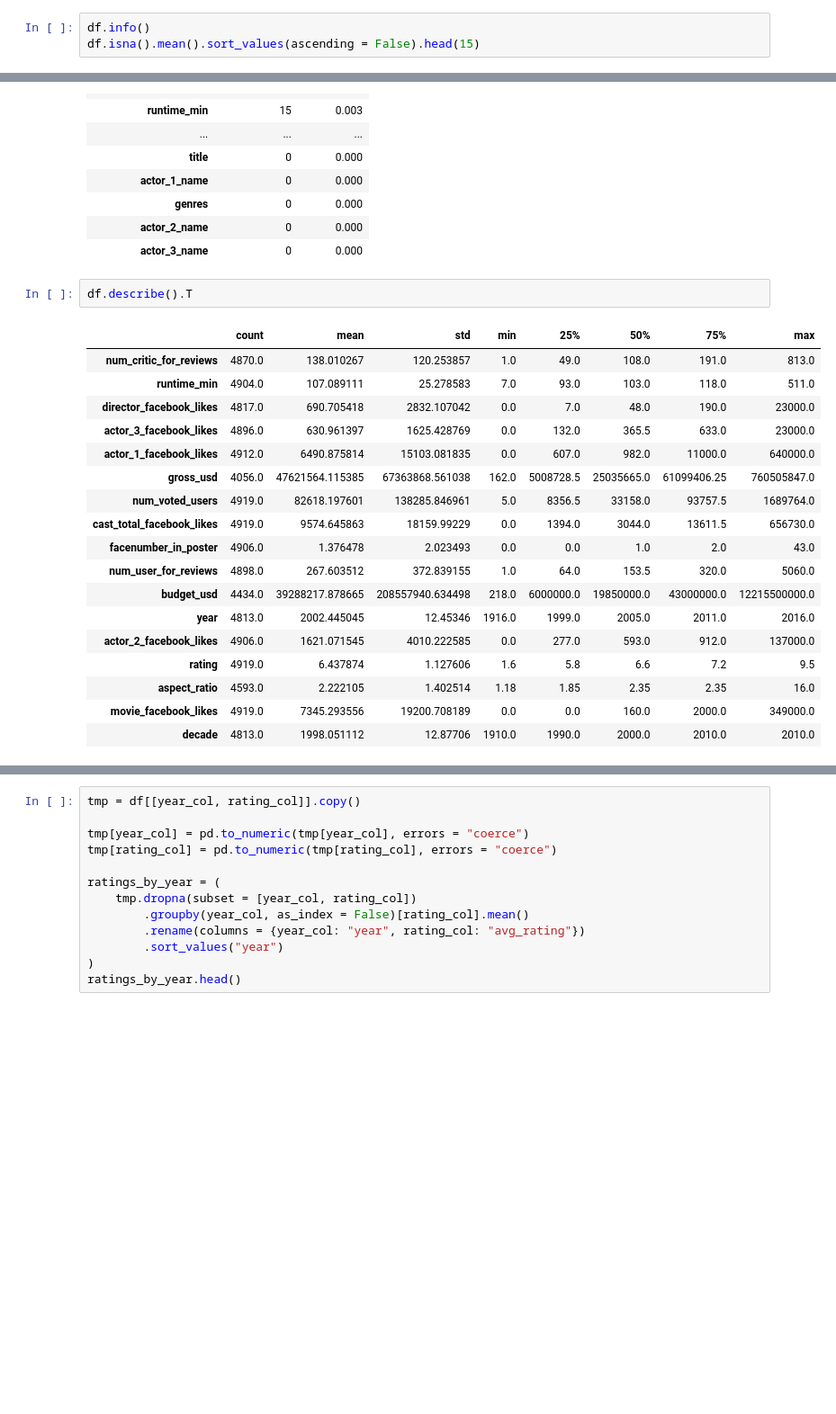
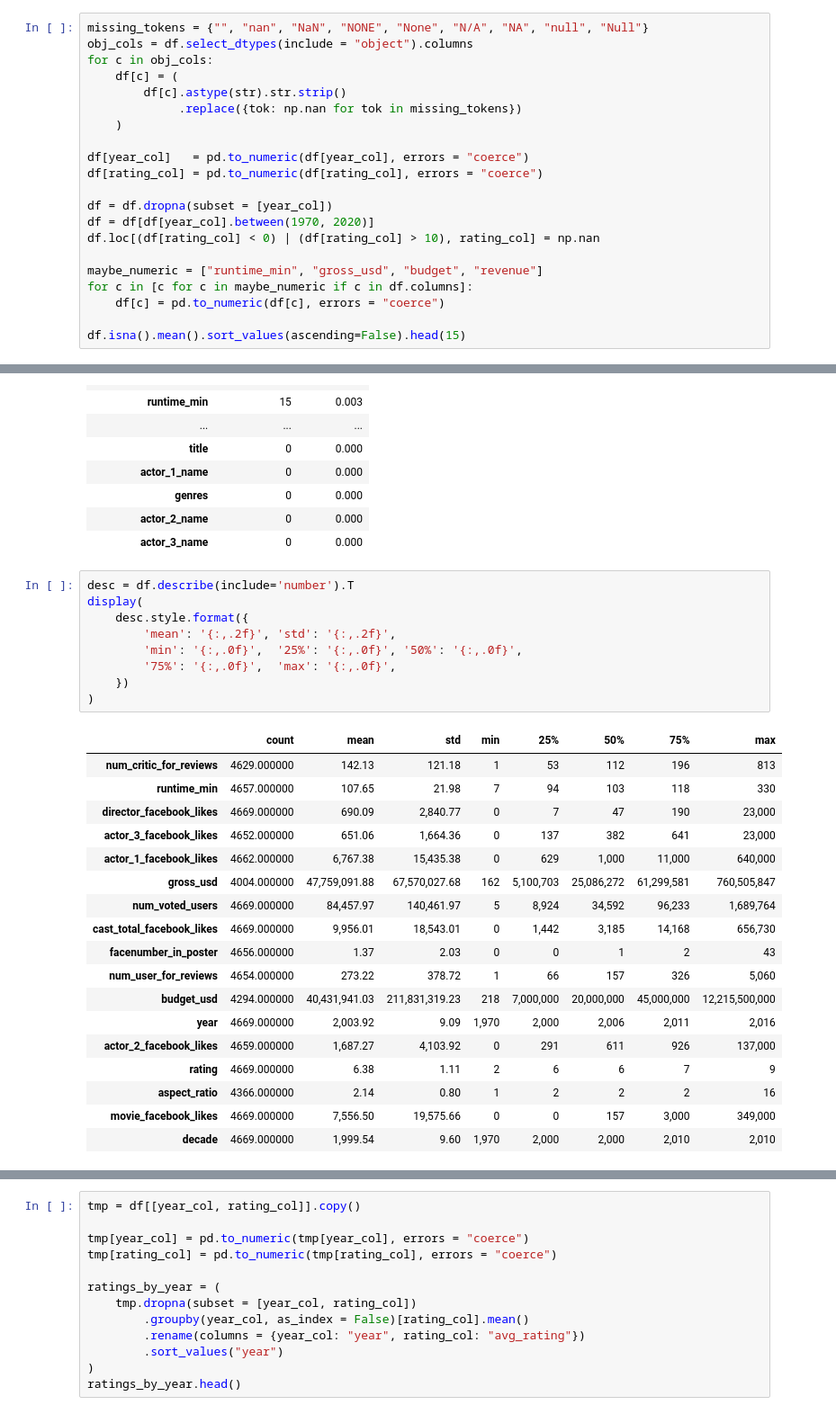
Before and after one commit to HCBrooks-lab/imdb_endtoend, a Jupyter notebook: 01_data_profile.ipynb, the cells around one changed output, grey strips where cells are left out. Shown: that part at 90% size. Cells and saved outputs as stored; diff of their text form; blank space fills up the shorter version.

```diff
--- a/01_data_profile.ipynb
+++ b/01_data_profile.ipynb
@@ -27,4 +118,22 @@ df.shape, df.head()
 # %%
-df.info()
-df.isna().mean().sort_values(ascending = False).head(15)
+missing_tokens = {"", "nan", "NaN", "NONE", "None", "N/A", "NA", "null", "Null"}
+obj_cols = df.select_dtypes(include = "object").columns
+for c in obj_cols:
+    df[c] = (
+        df[c].astype(str).str.strip()
+             .replace({tok: np.nan for tok in missing_tokens})
+    )
+
+df[year_col]   = pd.to_numeric(df[year_col], errors = "coerce")
+df[rating_col] = pd.to_numeric(df[rating_col], errors = "coerce")
+
+df = df.dropna(subset = [year_col])
+df = df[df[year_col].between(1970, 2020)]
+df.loc[(df[rating_col] < 0) | (df[rating_col] > 10), rating_col] = np.nan
+
+maybe_numeric = ["runtime_min", "gross_usd", "budget", "revenue"]
+for c in [c for c in maybe_numeric if c in df.columns]:
+    df[c] = pd.to_numeric(df[c], errors = "coerce")
+
+df.isna().mean().sort_values(ascending=False).head(15)
 # %% [output]
@@ -88,26 +180,33 @@ na_summary
 | actor_2_name | 0 | 0.000 |
 | actor_3_name | 0 | 0.000 |
 # %%
-df.describe().T
+desc = df.describe(include='number').T
+display(
+    desc.style.format({
+        'mean': '{:,.2f}', 'std': '{:,.2f}',
+        'min': '{:,.0f}',  '25%': '{:,.0f}', '50%': '{:,.0f}',
+        '75%': '{:,.0f}',  'max': '{:,.0f}',
+    })
+)
 # %% [output]
 |  | count | mean | std | min | 25% | 50% | 75% | max |
-| num_critic_for_reviews | 4870.0 | 138.010267 | 120.253857 | 1.0 | 49.0 | 108.0 | 191.0 | 813.0 |
-| runtime_min | 4904.0 | 107.089111 | 25.278583 | 7.0 | 93.0 | 103.0 | 118.0 | 511.0 |
-| director_facebook_likes | 4817.0 | 690.705418 | 2832.107042 | 0.0 | 7.0 | 48.0 | 190.0 | 23000.0 |
-| actor_3_facebook_likes | 4896.0 | 630.961397 | 1625.428769 | 0.0 | 132.0 | 365.5 | 633.0 | 23000.0 |
-| actor_1_facebook_likes | 4912.0 | 6490.875814 | 15103.081835 | 0.0 | 607.0 | 982.0 | 11000.0 | 640000.0 |
-| gross_usd | 4056.0 | 47621564.115385 | 67363868.561038 | 162.0 | 5008728.5 | 25035665.0 | 61099406.25 | 760505847.0 |
-| num_voted_users | 4919.0 | 82618.197601 | 138285.846961 | 5.0 | 8356.5 | 33158.0 | 93757.5 | 1689764.0 |
-| cast_total_facebook_likes | 4919.0 | 9574.645863 | 18159.99229 | 0.0 | 1394.0 | 3044.0 | 13611.5 | 656730.0 |
-| facenumber_in_poster | 4906.0 | 1.376478 | 2.023493 | 0.0 | 0.0 | 1.0 | 2.0 | 43.0 |
-| num_user_for_reviews | 4898.0 | 267.603512 | 372.839155 | 1.0 | 64.0 | 153.5 | 320.0 | 5060.0 |
-| budget_usd | 4434.0 | 39288217.878665 | 208557940.634498 | 218.0 | 6000000.0 | 19850000.0 | 43000000.0 | 12215500000.0 |
-| year | 4813.0 | 2002.445045 | 12.45346 | 1916.0 | 1999.0 | 2005.0 | 2011.0 | 2016.0 |
-| actor_2_facebook_likes | 4906.0 | 1621.071545 | 4010.222585 | 0.0 | 277.0 | 593.0 | 912.0 | 137000.0 |
-| rating | 4919.0 | 6.437874 | 1.127606 | 1.6 | 5.8 | 6.6 | 7.2 | 9.5 |
-| aspect_ratio | 4593.0 | 2.222105 | 1.402514 | 1.18 | 1.85 | 2.35 | 2.35 | 16.0 |
-| movie_facebook_likes | 4919.0 | 7345.293556 | 19200.708189 | 0.0 | 0.0 | 160.0 | 2000.0 | 349000.0 |
-| decade | 4813.0 | 1998.051112 | 12.87706 | 1910.0 | 1990.0 | 2000.0 | 2010.0 | 2010.0 |
+| num_critic_for_reviews | 4629.000000 | 142.13 | 121.18 | 1 | 53 | 112 | 196 | 813 |
+| runtime_min | 4657.000000 | 107.65 | 21.98 | 7 | 94 | 103 | 118 | 330 |
+| director_facebook_likes | 4669.000000 | 690.09 | 2,840.77 | 0 | 7 | 47 | 190 | 23,000 |
+| actor_3_facebook_likes | 4652.000000 | 651.06 | 1,664.36 | 0 | 137 | 382 | 641 | 23,000 |
+| actor_1_facebook_likes | 4662.000000 | 6,767.38 | 15,435.38 | 0 | 629 | 1,000 | 11,000 | 640,000 |
+| gross_usd | 4004.000000 | 47,759,091.88 | 67,570,027.68 | 162 | 5,100,703 | 25,086,272 | 61,299,581 | 760,505,847 |
+| num_voted_users | 4669.000000 | 84,457.97 | 140,461.97 | 5 | 8,924 | 34,592 | 96,233 | 1,689,764 |
+| cast_total_facebook_likes | 4669.000000 | 9,956.01 | 18,543.01 | 0 | 1,442 | 3,185 | 14,168 | 656,730 |
+| facenumber_in_poster | 4656.000000 | 1.37 | 2.03 | 0 | 0 | 1 | 2 | 43 |
+| num_user_for_reviews | 4654.000000 | 273.22 | 378.72 | 1 | 66 | 157 | 326 | 5,060 |
+| budget_usd | 4294.000000 | 40,431,941.03 | 211,831,319.23 | 218 | 7,000,000 | 20,000,000 | 45,000,000 | 12,215,500,000 |
+| year | 4669.000000 | 2,003.92 | 9.09 | 1,970 | 2,000 | 2,006 | 2,011 | 2,016 |
+| actor_2_facebook_likes | 4659.000000 | 1,687.27 | 4,103.92 | 0 | 291 | 611 | 926 | 137,000 |
+| rating | 4669.000000 | 6.38 | 1.11 | 2 | 6 | 6 | 7 | 9 |
+| aspect_ratio | 4366.000000 | 2.14 | 0.80 | 1 | 2 | 2 | 2 | 16 |
+| movie_facebook_likes | 4669.000000 | 7,556.50 | 19,575.66 | 0 | 0 | 157 | 3,000 | 349,000 |
+| decade | 4669.000000 | 1,999.54 | 9.60 | 1,970 | 2,000 | 2,000 | 2,010 | 2,010 |
 # %%
 data_dict = pd.DataFrame({
     "column": df.columns,
```
Also changed, not shown: parts of 65 cells of this notebook.
